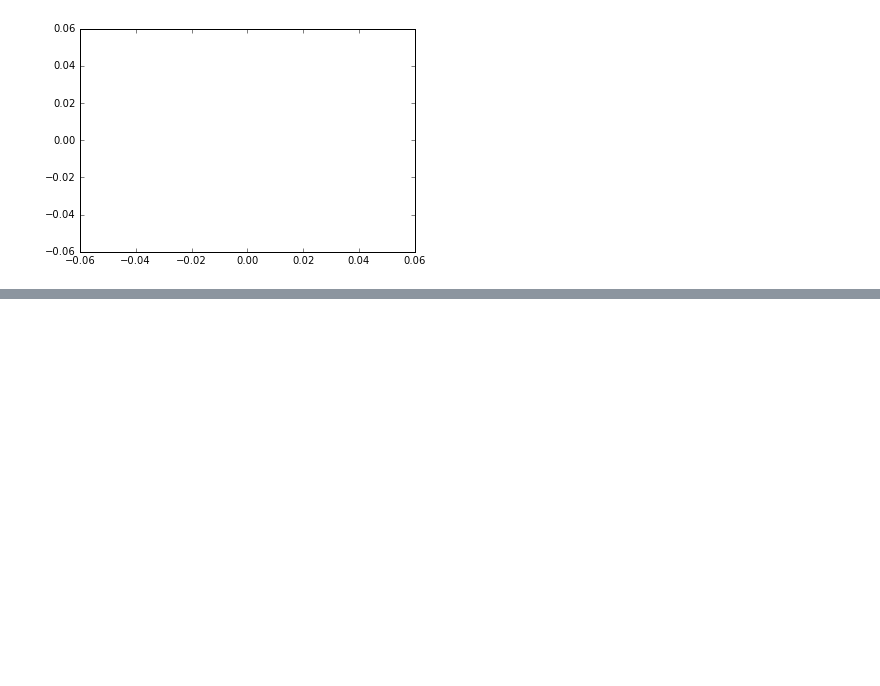
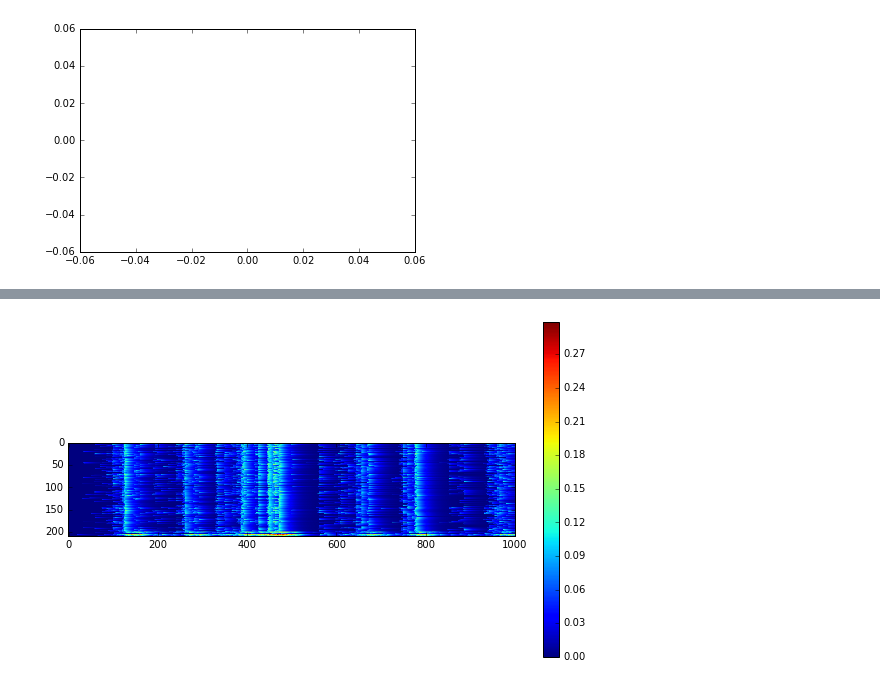
Before and after one commit to prashanth-prakash/Spiking-rdd, a Jupyter notebook: Testing.ipynb, the cells around one changed output, grey strips where cells are left out. Drawn from its saved outputs; the diff is of its cells as text; code cells hidden in the pictures; blank space fills up the shorter version.

```diff
--- a/Testing.ipynb
+++ b/Testing.ipynb
@@ -35,0 +151,6 @@ plt.show()
+# %%
+plt.imshow(sh)
+plt.colorbar()
+plt.show()
+# %% [output]
+[figure, added]
```
Also changed, not shown: parts of 10 cells of this notebook, 2 other files.
